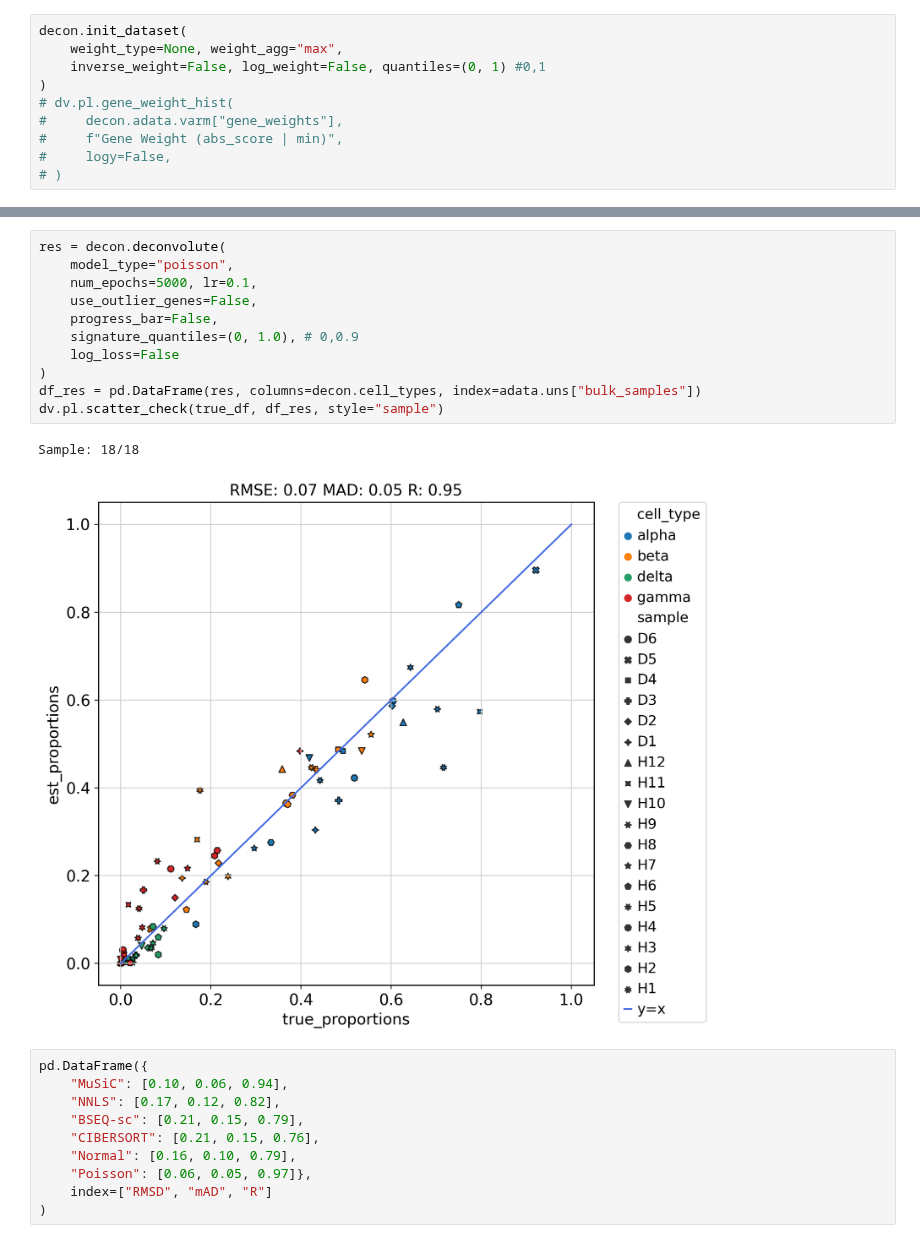
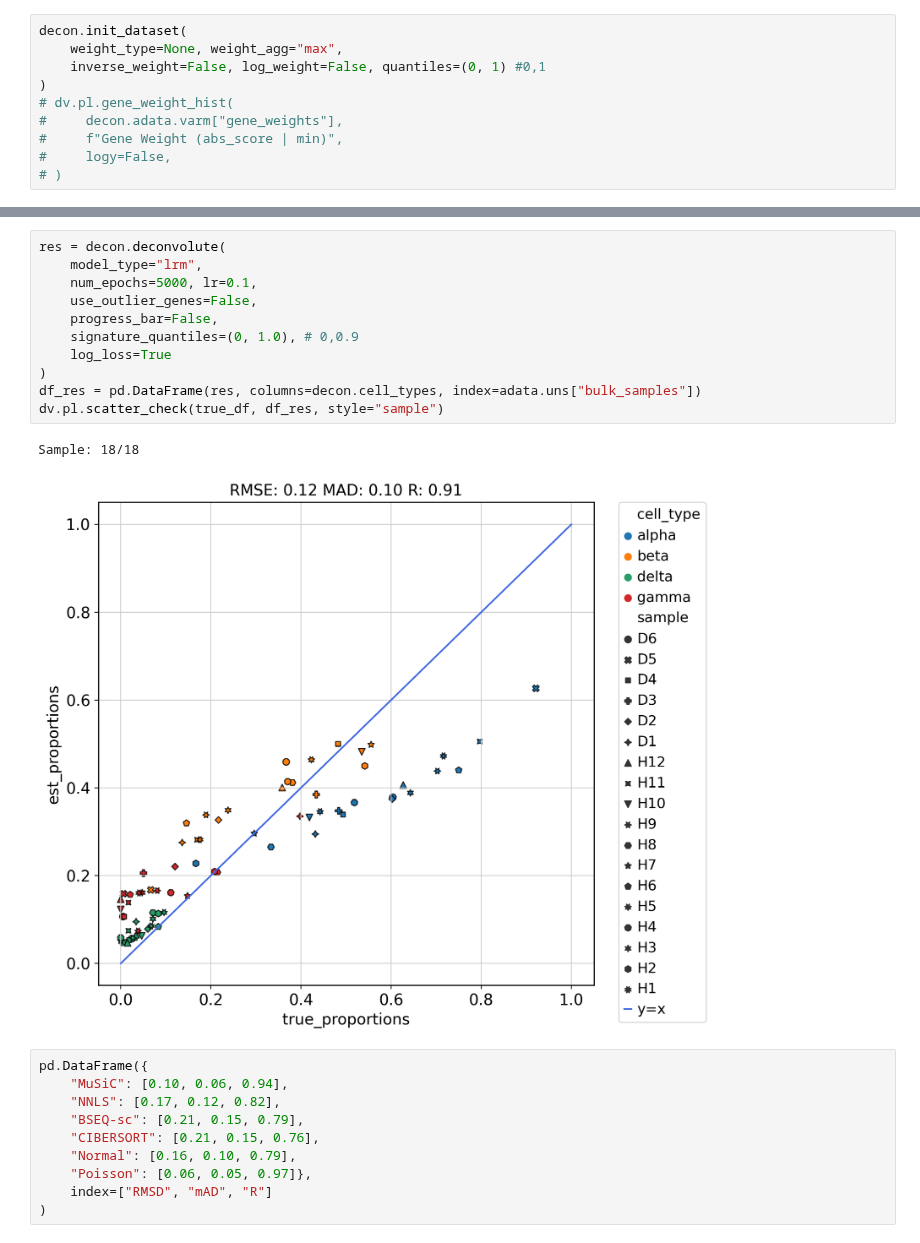
Before and after one commit to lutrarutra/deconv, a Jupyter notebook: notebooks/xin.ipynb, the cells around one changed output, grey strips where cells are left out. Drawn from its saved outputs; the diff is of its cells as text.

```diff
--- a/notebooks/xin.ipynb
+++ b/notebooks/xin.ipynb
@@ -204,17 +186,17 @@ Added results to: adata.uns['de']['super_type']
 # %%
 res = decon.deconvolute(
-    model_type="poisson",
+    model_type="lrm",
     num_epochs=5000, lr=0.1,
     use_outlier_genes=False,
     progress_bar=False,
     signature_quantiles=(0, 1.0), # 0,0.9
-    log_loss=False
+    log_loss=True
 )
 df_res = pd.DataFrame(res, columns=decon.cell_types, index=adata.uns["bulk_samples"])
 dv.pl.scatter_check(true_df, df_res, style="sample")
 # %% [output]
 Sample: 18/18
-[figure, old version]
+[figure, new version]
 # %%
 pd.DataFrame({
     "MuSiC": [0.10, 0.06, 0.94],
```
Also changed, not shown: parts of 4 cells of this notebook, 3 other files.
